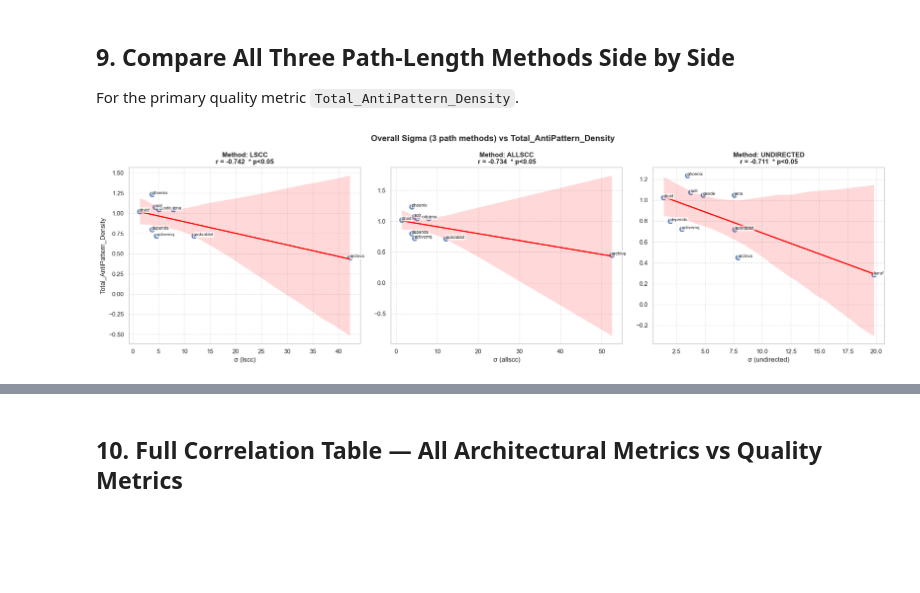
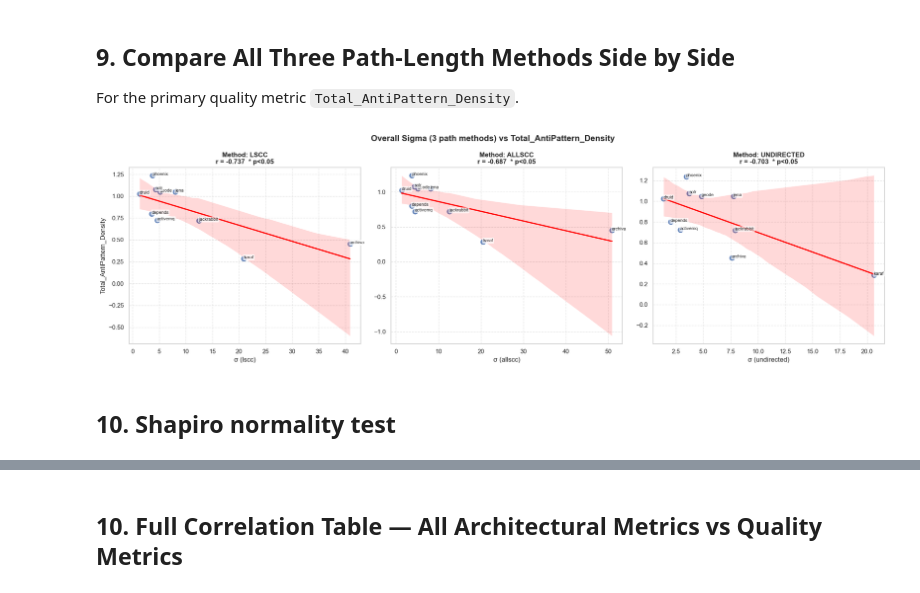
Before and after one commit to MauroZorzin/small-world-property, a Jupyter notebook: analyse.ipynb, the cells around one changed output, grey strips where cells are left out. Saved outputs shown, nothing was run; the diff lists cells and outputs as text; code cells hidden in the pictures; blank space fills up the shorter version.

```diff
--- a/analyse.ipynb
+++ b/analyse.ipynb
@@ -375,33 +369,73 @@ plt.show()
 ## 9. Compare All Three Path-Length Methods Side by Side
 For the primary quality metric `Total_AntiPattern_Density`.
 # %%
-METHODS   = ['lscc', 'allscc', 'undirected']
-Q_METRIC  = 'Total_AntiPattern_Density'
+METHODS = ['lscc', 'allscc', 'undirected']
+
+# NEW mapping (important)
+METHOD_MAP = {
+    'lscc': 'full_lscc',
+    'allscc': 'full_allscc',
+    'undirected': 'full_undirected'
+}
+
+Q_METRIC = 'Total_AntiPattern_Density'
 
 fig, axes = plt.subplots(1, 3, figsize=(20, 6))
 fig.suptitle(f'Overall Sigma (3 path methods) vs {Q_METRIC}', fontsize=15, fontweight='bold')
 
 for ax, method in zip(axes, METHODS):
-    sigma_col = f'smallworld_sigma_overall_{method}'
+    scope = METHOD_MAP[method]
+    sigma_col = f'smallworld_sigma_overall_{scope}'
+
     if sigma_col not in df_final.columns or Q_METRIC not in df_final.columns:
+        print(f"Skipping {method}: column not found -> {sigma_col}")
         ax.set_visible(False)
         continue
+
     valid = df_final[[sigma_col, Q_METRIC, 'project_name']].dropna().reset_index(drop=True)
+
+    # Guard against too few points
+    if len(valid) < 2:
+        ax.set_visible(False)
+        continue
+
     r_val, p_val = pearsonr(valid[sigma_col], valid[Q_METRIC])
-    sns.regplot(x=sigma_col, y=Q_METRIC, data=valid, ax=ax,
-                scatter_kws={'s': 80, 'alpha': 0.8}, line_kws={'color': 'red'})
+
+    sns.regplot(
+        x=sigma_col,
+        y=Q_METRIC,
+        data=valid,
+        ax=ax,
+        scatter_kws={'s': 80, 'alpha': 0.8},
+        line_kws={'color': 'red'}
+    )
+
+    # Labels
     for i in range(len(valid)):
-        ax.text(valid[sigma_col][i], valid[Q_METRIC][i],
-                valid['project_name'][i], fontsize=8,
-                bbox=dict(boxstyle='round,pad=0.2', fc='white', ec='none', alpha=0.7))
+        ax.text(
+            valid[sigma_col][i],
+            valid[Q_METRIC][i],
+            valid['project_name'][i],
+            fontsize=8,
+            bbox=dict(boxstyle='round,pad=0.2', fc='white', ec='none', alpha=0.7)
+        )
+
     sig_str = '* p<0.05' if p_val < 0.05 else 'n.s.'
-    ax.set_title(f'Method: {method.upper()}\nr = {r_val:.3f}  {sig_str}', fontweight='bold')
+
+    ax.set_title(
+        f'Method: {method.upper()}\n'
+        f'r = {r_val:.3f}  {sig_str}',
+        fontweight='bold'
+    )
+
     ax.set_xlabel(f'σ ({method})')
     ax.set_ylabel(Q_METRIC if method == 'lscc' else '')
     ax.grid(True, linestyle='--', alpha=0.5)
 
 plt.tight_layout()
 plt.savefig('compare_path_methods.png', dpi=150, bbox_inches='tight')
 plt.show()
 # %% [output]
-[figure, old version]
+[figure, new version]
+# %% [markdown]
+## 10. Shapiro normality test
```
Also changed, not shown: parts of 13 cells of this notebook, 5 other files.
